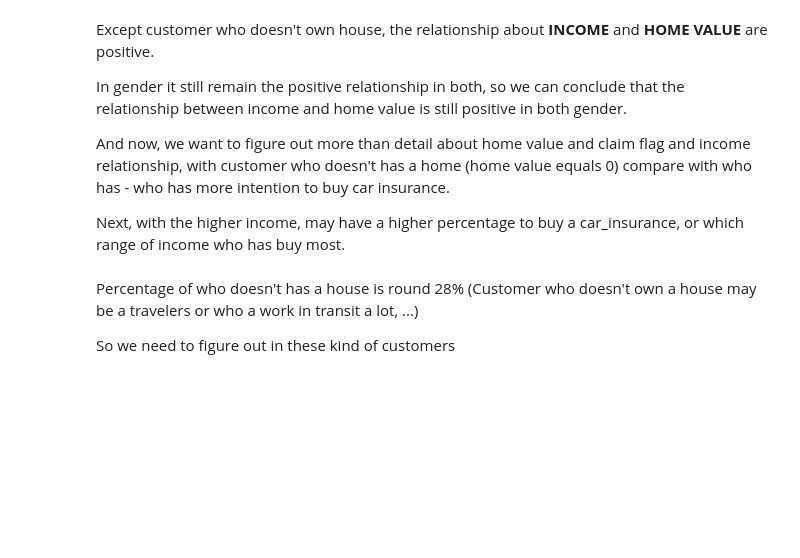
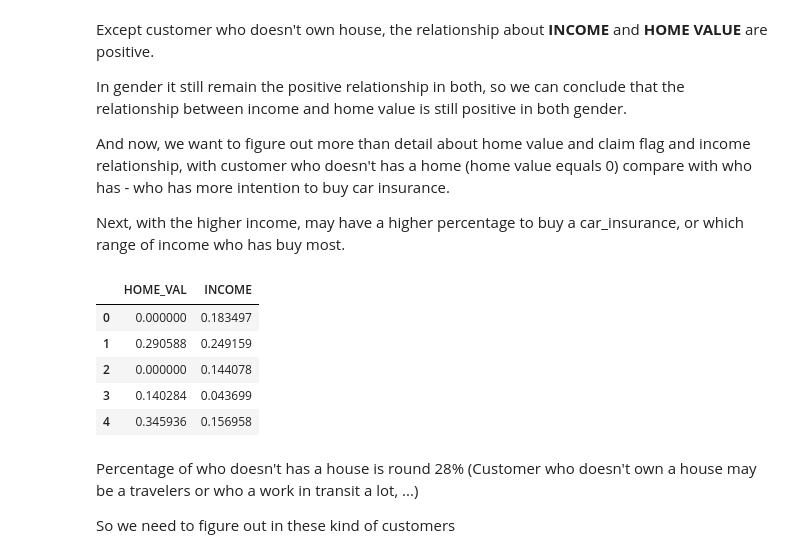
Before and after one commit to NamNguyenboomit/car-insurance, a Jupyter notebook: Analyze/test_1.ipynb, the cells around one changed output. Saved outputs shown, nothing was run; the diff lists cells and outputs as text; code cells hidden in the pictures; blank space fills up the shorter version.

```diff
--- a/Analyze/test_1.ipynb
+++ b/Analyze/test_1.ipynb
@@ -833,0 +846,15 @@ df_home_val_1['FLAG_OWN_HOME'] = df_home_val_1['FLAG_OWN_HOME'].astype(int)
+# %%
+df_home_value = df[['HOME_VAL', 'INCOME', 'CLAIM_FLAG']]
+
+df_home_check = df[['HOME_VAL','INCOME']]
+
+df_home_scale = scaler.fit_transform(df_home_check)
+df_home_scale = pd.DataFrame(df_home_scale, columns=df_home_check.columns)
+df_home_scale.head()
+# %% [output]
+|  | HOME_VAL | INCOME |
+| 0 | 0.000000 | 0.183497 |
+| 1 | 0.290588 | 0.249159 |
+| 2 | 0.000000 | 0.144078 |
+| 3 | 0.140284 | 0.043699 |
+| 4 | 0.345936 | 0.156958 |
```
Also changed, not shown: parts of 35 cells of this notebook, 1 other file.
